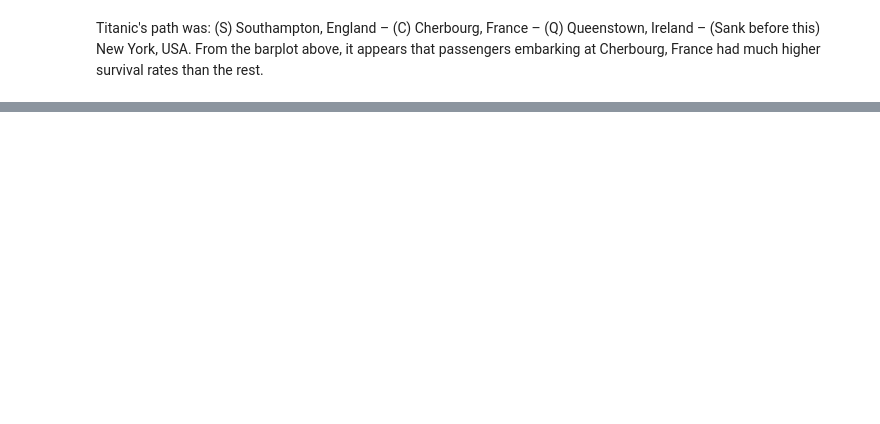
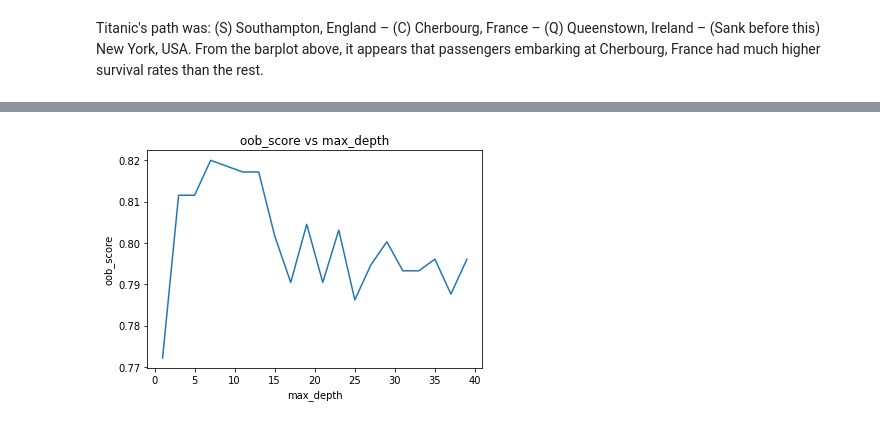
Before and after one commit to leeping-ng/ML-references, a Jupyter notebook: Titanic- Machine Learning from Disaster.ipynb, the cells around one changed output, grey strips where cells are left out. Saved outputs shown, nothing was run; the diff lists cells and outputs as text; code cells hidden in the pictures; blank space fills up the shorter version.

```diff
--- a/Titanic- Machine Learning from Disaster.ipynb
+++ b/Titanic- Machine Learning from Disaster.ipynb
@@ -302,6 +297,0 @@ Titanic's path was: (S) Southampton, England – (C) Cherbourg, France – (Q) Q
-# %%
-# Eliminate the 2 rows with null values for "Embarked"
-df_train = df_train[pd.notnull(df_train['Embarked'])]
-
-# Eliminate the 177 rows with null values for "Age"
-df_train = df_train[pd.notnull(df_train['Age'])]
@@ -330,3 +297,0 @@ memory usage: 72.3+ KB
-# %%
-# Drop the columns discussed in the earlier section
-df_train = df_train.drop(['PassengerId','Name','Ticket','Fare','Cabin'], axis = 1)
@@ -446,0 +731,17 @@ Using KNN yields a 85.0% training accuracy and 75.3% validation accuracy, while
+# %%
+oob_score = []
+max_depth = []
+
+for i in range(1, 41, 2):
+    rf = RandomForestClassifier(n_estimators=100,max_depth=i, oob_score=True, n_jobs=-1)
+    rf.fit(X_train, y_train)
+    oob_score.append(rf.oob_score_)
+    max_depth.append(i)
+
+plt.plot(max_depth, oob_score)
+plt.title("oob_score vs max_depth")
+plt.ylabel("oob_score")
+plt.xlabel("max_depth")
+plt.show()
+# %% [output]
+[figure, added]
```
Also changed, not shown: parts of 59 cells of this notebook.
